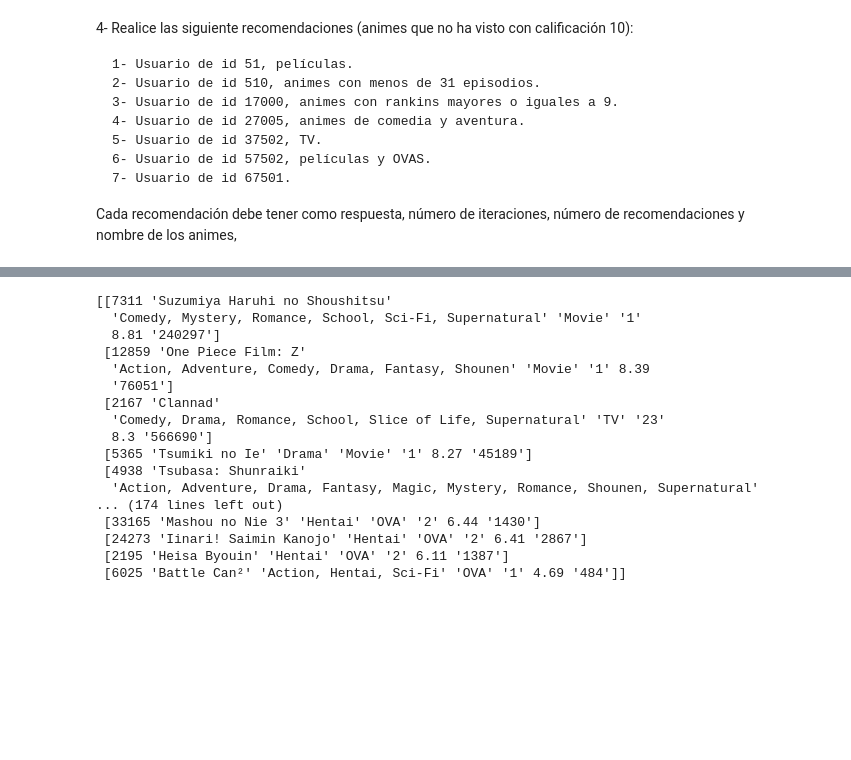
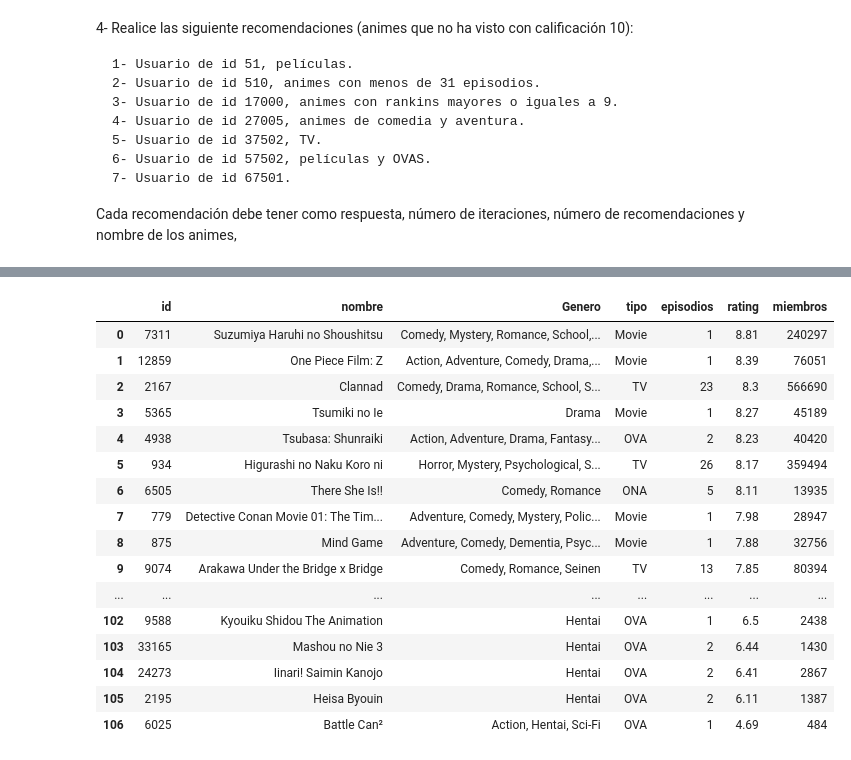
Before and after one commit to BrayanTabares/InteligenciaArtificial, a Jupyter notebook: Sistema Recomendación - Anime.ipynb, the cells around one changed output, grey strips where cells are left out. Drawn from its saved outputs; the diff is of its cells as text; code cells hidden in the pictures; blank space fills up the shorter version.

```diff
--- a/Sistema Recomendación - Anime.ipynb
+++ b/Sistema Recomendación - Anime.ipynb
@@ -284,39 +275,38 @@ del Rp
 # %%
 #Establecer Parametros
 
 usuario=510
 kNeighbors=20
 kFactorizacion=20
 
 #Obtener R Prima y Recomendar
 Rl,Rp=obtenerRPrima(True,usuario,kNeighbors,kFactorizacion)
 recomendacion=recomendar(Rp[0,:],Rl,cargarAnimes(),usuario,minRating=10,episodios=31)
+del Rl
+del Rp
 
-print(recomendacion)
 pd.set_option("display.max_rows", None, "display.max_columns", None)
 rd = {'id' : pd.Series(recomendacion[:,0].T),'nombre' : pd.Series(recomendacion[:,1].T),'Genero' : pd.Series(recomendacion[:,2].T),'tipo' : pd.Series(recomendacion[:,3].T),'episodios' : pd.Series(recomendacion[:,4].T),'rating' : pd.Series(recomendacion[:,5].T),'miembros' : pd.Series(recomendacion[:,6].T)}
-pd.DataFrame(rd)
-#imprimirRecomendacion(recomendacion)
-del Rl
-del Rp
+aux=pd.DataFrame(rd)
+aux
 # %% [output]
-[[7311 'Suzumiya Haruhi no Shoushitsu'
-  'Comedy, Mystery, Romance, School, Sci-Fi, Supernatural' 'Movie' '1'
-  8.81 '240297']
- [12859 'One Piece Film: Z'
-  'Action, Adventure, Comedy, Drama, Fantasy, Shounen' 'Movie' '1' 8.39
-  '76051']
- [2167 'Clannad'
-  'Comedy, Drama, Romance, School, Slice of Life, Supernatural' 'TV' '23'
-  8.3 '566690']
- [5365 'Tsumiki no Ie' 'Drama' 'Movie' '1' 8.27 '45189']
- [4938 'Tsubasa: Shunraiki'
-  'Action, Adventure, Drama, Fantasy, Magic, Mystery, Romance, Shounen, Supernatural'
-... (174 lines left out)
- [33165 'Mashou no Nie 3' 'Hentai' 'OVA' '2' 6.44 '1430']
- [24273 'Iinari! Saimin Kanojo' 'Hentai' 'OVA' '2' 6.41 '2867']
- [2195 'Heisa Byouin' 'Hentai' 'OVA' '2' 6.11 '1387']
- [6025 'Battle Can²' 'Action, Hentai, Sci-Fi' 'OVA' '1' 4.69 '484']]
+|  | id | nombre | Genero | tipo | episodios | rating | miembros |
+| 0 | 7311 | Suzumiya Haruhi no Shoushitsu | Comedy, Mystery, Romance, School,... | Movie | 1 | 8.81 | 240297 |
+| 1 | 12859 | One Piece Film: Z | Action, Adventure, Comedy, Drama,... | Movie | 1 | 8.39 | 76051 |
+| 2 | 2167 | Clannad | Comedy, Drama, Romance, School, S... | TV | 23 | 8.3 | 566690 |
+| 3 | 5365 | Tsumiki no Ie | Drama | Movie | 1 | 8.27 | 45189 |
+| 4 | 4938 | Tsubasa: Shunraiki | Action, Adventure, Drama, Fantasy... | OVA | 2 | 8.23 | 40420 |
+| 5 | 934 | Higurashi no Naku Koro ni | Horror, Mystery, Psychological, S... | TV | 26 | 8.17 | 359494 |
+| 6 | 6505 | There She Is!! | Comedy, Romance | ONA | 5 | 8.11 | 13935 |
+| 7 | 779 | Detective Conan Movie 01: The Tim... | Adventure, Comedy, Mystery, Polic... | Movie | 1 | 7.98 | 28947 |
+| 8 | 875 | Mind Game | Adventure, Comedy, Dementia, Psyc... | Movie | 1 | 7.88 | 32756 |
+| 9 | 9074 | Arakawa Under the Bridge x Bridge | Comedy, Romance, Seinen | TV | 13 | 7.85 | 80394 |
+| ... | ... | ... | ... | ... | ... | ... | ... |
+| 102 | 9588 | Kyouiku Shidou The Animation | Hentai | OVA | 1 | 6.5 | 2438 |
+| 103 | 33165 | Mashou no Nie 3 | Hentai | OVA | 2 | 6.44 | 1430 |
+| 104 | 24273 | Iinari! Saimin Kanojo | Hentai | OVA | 2 | 6.41 | 2867 |
+| 105 | 2195 | Heisa Byouin | Hentai | OVA | 2 | 6.11 | 1387 |
+| 106 | 6025 | Battle Can² | Action, Hentai, Sci-Fi | OVA | 1 | 4.69 | 484 |
 # %%
 #Establecer Parametros
 
```
Also changed, not shown: parts of 11 cells of this notebook, 1 other file.
